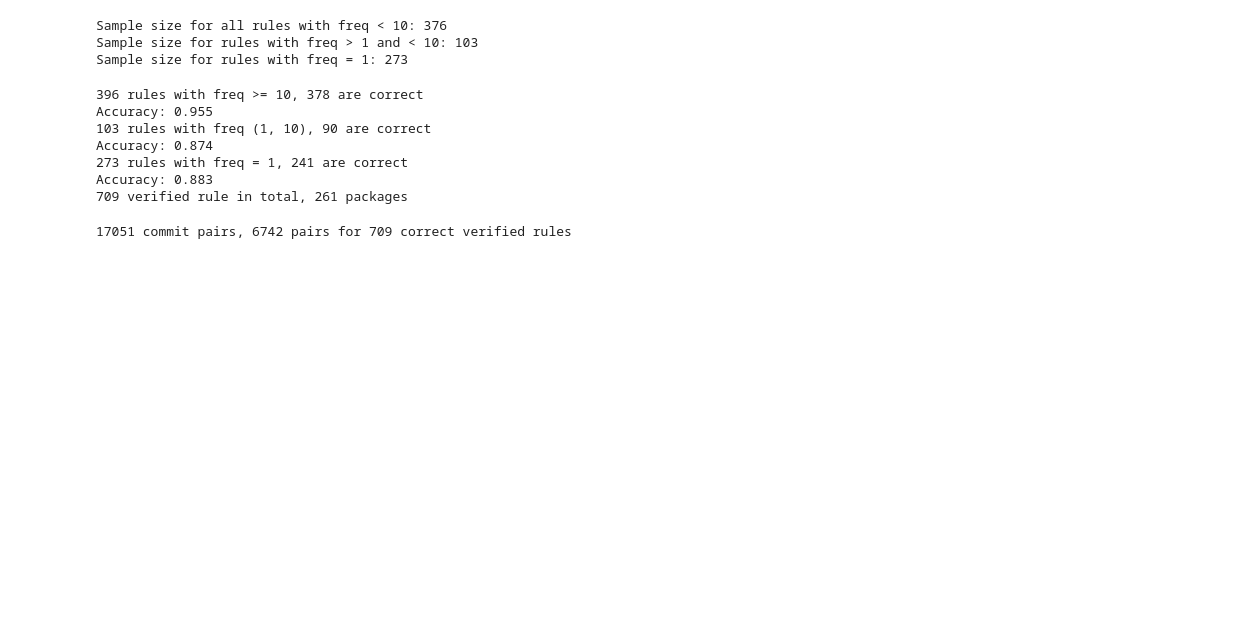
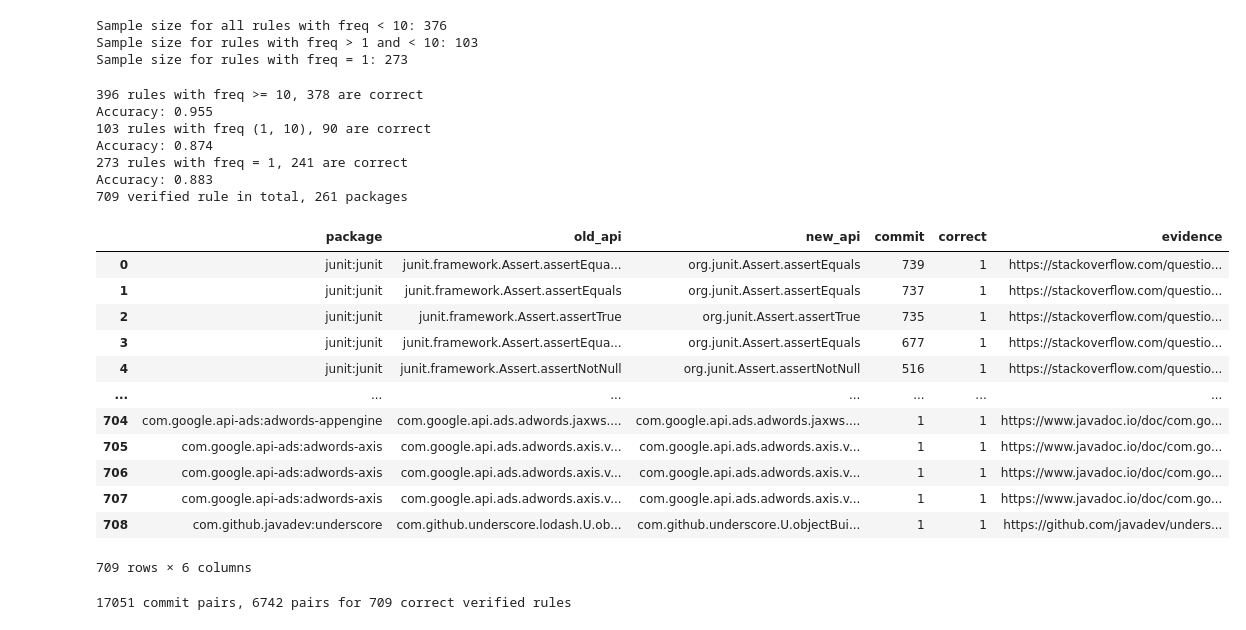
Before and after one commit to ROCK-SE/Bridge, a Jupyter notebook: benchmark_construction/compile_java_dataset.ipynb, the cells around one changed output. Saved outputs shown, nothing was run; the diff lists cells and outputs as text; code cells hidden in the pictures; blank space fills up the shorter version.

```diff
--- a/benchmark_construction/compile_java_dataset.ipynb
+++ b/benchmark_construction/compile_java_dataset.ipynb
@@ -334,34 +297,34 @@ Sample size for all rules with freq < 10: 376
 Sample size for rules with freq > 1 and < 10: 103
 Sample size for rules with freq = 1: 273
 # %%
-pair_gte10_labelled = pd.read_excel(
-    "../benchmark/final/java_api_update_pairs_gte10-labelled.xlsx",
+rules_gte10_labelled = pd.read_excel(
+    "../benchmark/final/java_api_update_rules_gte10-labelled.xlsx",
     keep_default_na=False,
 )
-correct_rules_gte10 = pair_gte10_labelled[pair_gte10_labelled["correct"] == 1]
+correct_rules_gte10 = rules_gte10_labelled[rules_gte10_labelled["correct"] == 1]
 print(
-    f"{len(pair_gte10_labelled)} rules with freq >= 10, {len(correct_rules_gte10)} are correct"
+    f"{len(rules_gte10_labelled)} rules with freq >= 10, {len(correct_rules_gte10)} are correct"
 )
-print(f"Accuracy: {len(correct_rules_gte10) / len(pair_gte10_labelled):.3f}")
+print(f"Accuracy: {len(correct_rules_gte10) / len(rules_gte10_labelled):.3f}")
 
-pair_1to10_labelled = pd.read_excel(
-    "../benchmark/final/java_api_update_pairs_1to10-labelled.xlsx",
+rules_1to10_labelled = pd.read_excel(
+    "../benchmark/final/java_api_update_rules_1to10-labelled.xlsx",
     keep_default_na=False,
 )
-correct_rules_1to10 = pair_1to10_labelled[pair_1to10_labelled["correct"] == 1]
+correct_rules_1to10 = rules_1to10_labelled[rules_1to10_labelled["correct"] == 1]
 print(
-    f"{len(pair_1to10_labelled)} rules with freq (1, 10), {len(correct_rules_1to10)} are correct"
+    f"{len(rules_1to10_labelled)} rules with freq (1, 10), {len(correct_rules_1to10)} are correct"
 )
-print(f"Accuracy: {len(correct_rules_1to10) / len(pair_1to10_labelled):.3f}")
+print(f"Accuracy: {len(correct_rules_1to10) / len(rules_1to10_labelled):.3f}")
 
-pair_eq1_labelled = pd.read_excel(
-    "../benchmark/final/java_api_update_pairs_eq1-labelled.xlsx", keep_default_na=False
+rules_eq1_labelled = pd.read_excel(
+    "../benchmark/final/java_api_update_rules_eq1-labelled.xlsx", keep_default_na=False
 )
-correct_rules_eq1 = pair_eq1_labelled[pair_eq1_labelled["correct"] == 1]
+correct_rules_eq1 = rules_eq1_labelled[rules_eq1_labelled["correct"] == 1]
 print(
-    f"{len(pair_eq1_labelled)} rules with freq = 1, {len(correct_rules_eq1)} are correct"
+    f"{len(rules_eq1_labelled)} rules with freq = 1, {len(correct_rules_eq1)} are correct"
 )
-print(f"Accuracy: {len(correct_rules_eq1) / len(pair_eq1_labelled):.3f}")
+print(f"Accuracy: {len(correct_rules_eq1) / len(rules_eq1_labelled):.3f}")
 
 rules_exact = pd.concat(
     [correct_rules_gte10, correct_rules_1to10, correct_rules_eq1]
@@ -370,7 +333,7 @@ print(
     f"{len(rules_exact)} verified rule in total, {rules_exact['package'].nunique()} packages"
 )
 total_sampled_rules = pd.concat(
-    [pair_gte10_labelled, pair_1to10_labelled, pair_eq1_labelled]
+    [rules_gte10_labelled, rules_1to10_labelled, rules_eq1_labelled]
 ).sort_values("commit", ascending=False, ignore_index=True)
 total_sampled_rules.to_csv("../benchmark/final/java_labelled_rules.csv", index=False)
 # %% [output]
@@ -381,5 +344,21 @@ Accuracy: 0.874
 273 rules with freq = 1, 241 are correct
 Accuracy: 0.883
 709 verified rule in total, 261 packages
+# %%
+rules_exact
+# %% [output]
+|  | package | old_api | new_api | commit | correct | evidence |
+| 0 | junit:junit | junit.framework.Assert.assertEqua... | org.junit.Assert.assertEquals | 739 | 1 | https://stackoverflow.com/questio... |
+| 1 | junit:junit | junit.framework.Assert.assertEquals | org.junit.Assert.assertEquals | 737 | 1 | https://stackoverflow.com/questio... |
+| 2 | junit:junit | junit.framework.Assert.assertTrue | org.junit.Assert.assertTrue | 735 | 1 | https://stackoverflow.com/questio... |
+| 3 | junit:junit | junit.framework.Assert.assertEqua... | org.junit.Assert.assertEquals | 677 | 1 | https://stackoverflow.com/questio... |
+| 4 | junit:junit | junit.framework.Assert.assertNotNull | org.junit.Assert.assertNotNull | 516 | 1 | https://stackoverflow.com/questio... |
+| ... | ... | ... | ... | ... | ... | ... |
+| 704 | com.google.api-ads:adwords-appengine | com.google.api.ads.adwords.jaxws.... | com.google.api.ads.adwords.jaxws.... | 1 | 1 | https://www.javadoc.io/doc/com.go... |
+| 705 | com.google.api-ads:adwords-axis | com.google.api.ads.adwords.axis.v... | com.google.api.ads.adwords.axis.v... | 1 | 1 | https://www.javadoc.io/doc/com.go... |
+| 706 | com.google.api-ads:adwords-axis | com.google.api.ads.adwords.axis.v... | com.google.api.ads.adwords.axis.v... | 1 | 1 | https://www.javadoc.io/doc/com.go... |
+| 707 | com.google.api-ads:adwords-axis | com.google.api.ads.adwords.axis.v... | com.google.api.ads.adwords.axis.v... | 1 | 1 | https://www.javadoc.io/doc/com.go... |
+| 708 | com.github.javadev:underscore | com.github.underscore.lodash.U.ob... | com.github.underscore.U.objectBui... | 1 | 1 | https://github.com/javadev/unders... |
+709 rows × 6 columns
 # %%
 commit_pairs_exact = (
```
Also changed, not shown: parts of 16 cells of this notebook, 1 other file.
